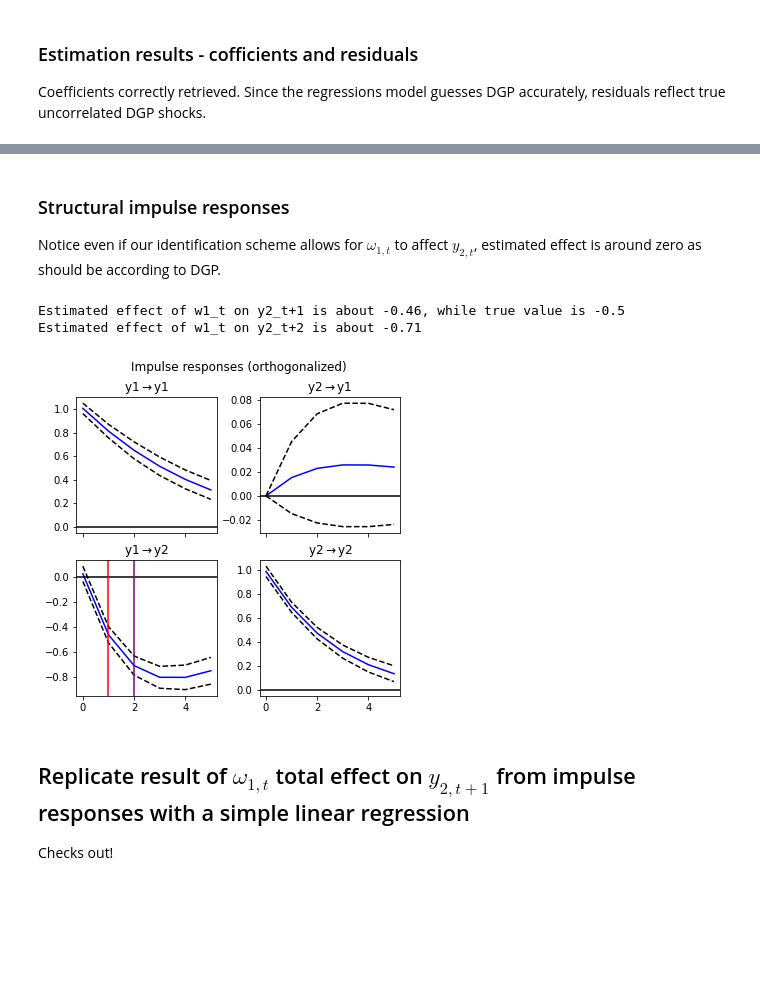
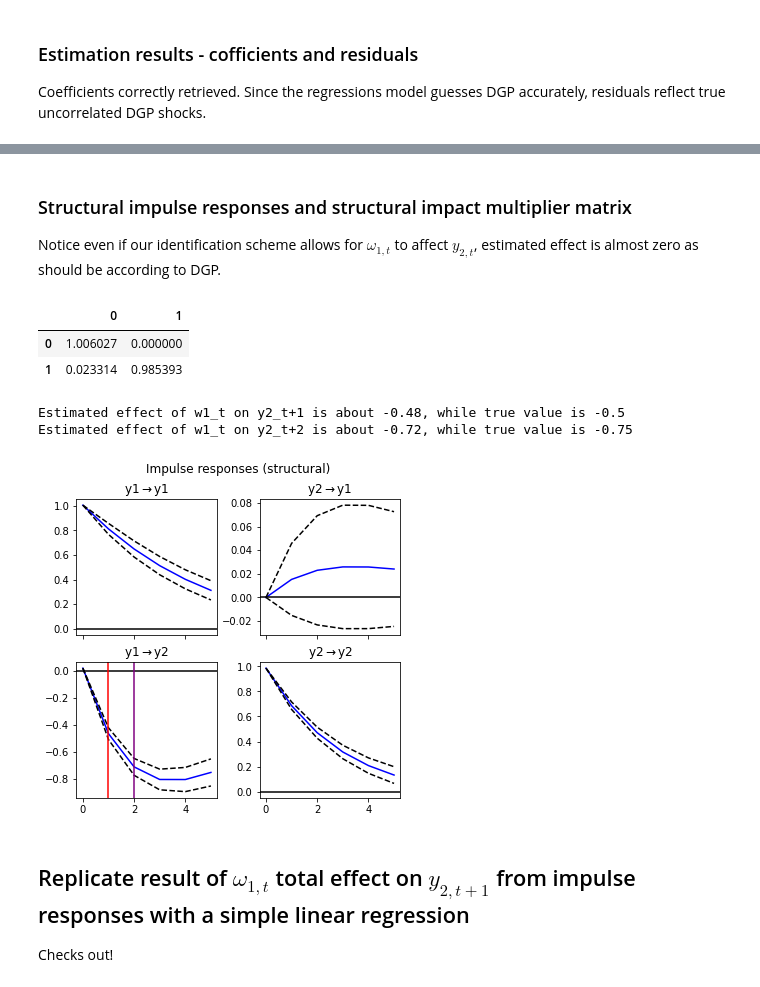
Before and after one commit to NoobQuant/Data_Science_Projects, a Jupyter notebook: stats/causality/ts_causality_1.ipynb, the cells around one changed output, grey strips where cells are left out. Cells and saved outputs as stored; diff of their text form; code cells hidden in the pictures; blank space fills up the shorter version.

Commit message:
ts_causality_1 struct shocks

```diff
--- a/stats/causality/ts_causality_1.ipynb
+++ b/stats/causality/ts_causality_1.ipynb
@@ -173,3 +166,17 @@ irf = res.irf(5)
+# %%
+# VAR
+model_var = sm.tsa.VAR(df)
+res_var = model_var.fit(maxlags=1)
+irf_var = res_var.irf(5)
+
+# SVAR
+D = np.asarray([
+    ["E", 0],
+    ["E", "E"],
+])
+model_svar = sm.tsa.SVAR(df, svar_type='A', A=D)
+res_svar = model_svar.fit(maxlags=1)
+irf_svar = res_svar.irf(5)
 # %% [markdown]
 ### Estimation results - cofficients and residuals
 
@@ -197,21 +221,27 @@ y2    0.023654  1.000000
 # %% [markdown]
-### Structural impulse responses
+### Structural impulse responses and structural impact multiplier matrix
 
-Notice even if our identification scheme allows for $\omega_{1,t}$ to affect $y_{2,t}$, estimated effect is around zero as should be according to DGP.
+Notice even if our identification scheme allows for $\omega_{1,t}$ to affect $y_{2,t}$, estimated effect is almost zero as should be according to DGP.
+# %%
+display(pd.DataFrame(np.linalg.inv(res_svar.A)))
+# %% [output]
+|  | 0 | 1 |
+| 0 | 1.006027 | 0.000000 |
+| 1 | 0.023314 | 0.985393 |
 # %%
-fig = irf.plot(orth=True)
+fig = irf_svar.plot()
 fig.suptitle(fig._suptitle.get_text(), fontsize=12)
 fig.set_size_inches(5, 5)
 plt.subplots_adjust(top=0.88, wspace=0.3)
 _, _, ax, _ = fig.get_axes()
 ax.axvline(x=1, c="r")
 ax.axvline(x=2, c="purple")
-print("Estimated effect of w1_t on y2_t+1 is about {:.2f}, while true value is {}".format(irf.orth_irfs[1, 1, 0], -0.5))
-print("Estimated effect of w1_t on y2_t+2 is about {:.2f}".format(irf.orth_irfs[2, 1, 0]))
+print("Estimated effect of w1_t on y2_t+1 is about {:.2f}, while true value is {}".format(irf_svar.irfs[1, 1, 0], -0.5))
+print("Estimated effect of w1_t on y2_t+2 is about {:.2f}, while true value is {}".format(irf_svar.irfs[2, 1, 0], -0.75))
 # %% [output]
-Estimated effect of w1_t on y2_t+1 is about -0.46, while true value is -0.5
-Estimated effect of w1_t on y2_t+2 is about -0.71
+Estimated effect of w1_t on y2_t+1 is about -0.48, while true value is -0.5
+Estimated effect of w1_t on y2_t+2 is about -0.72, while true value is -0.75
-[figure, old version]
+[figure, new version]
 # %% [markdown]
 ## Replicate result of $\omega_{1,t}$ total effect on $y_{2, t+1}$ from impulse responses with a simple linear regression
 
```
Also changed, not shown: parts of 12 cells of this notebook.
